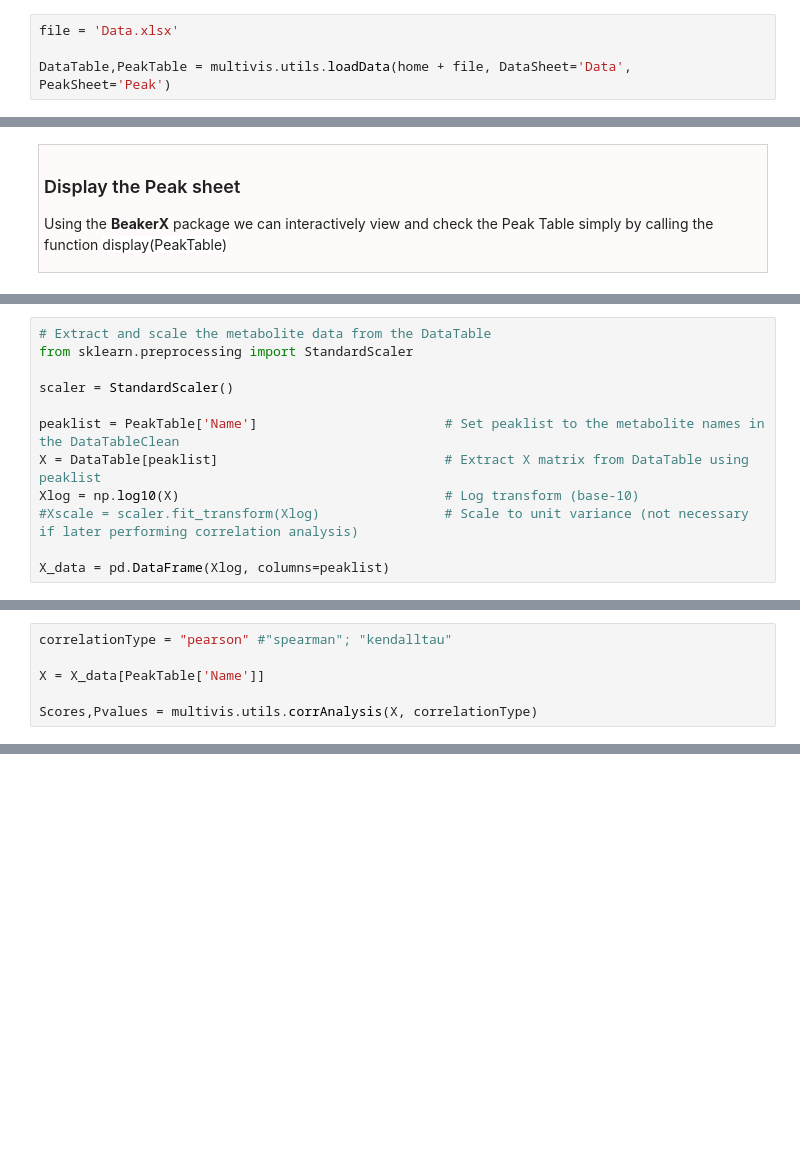
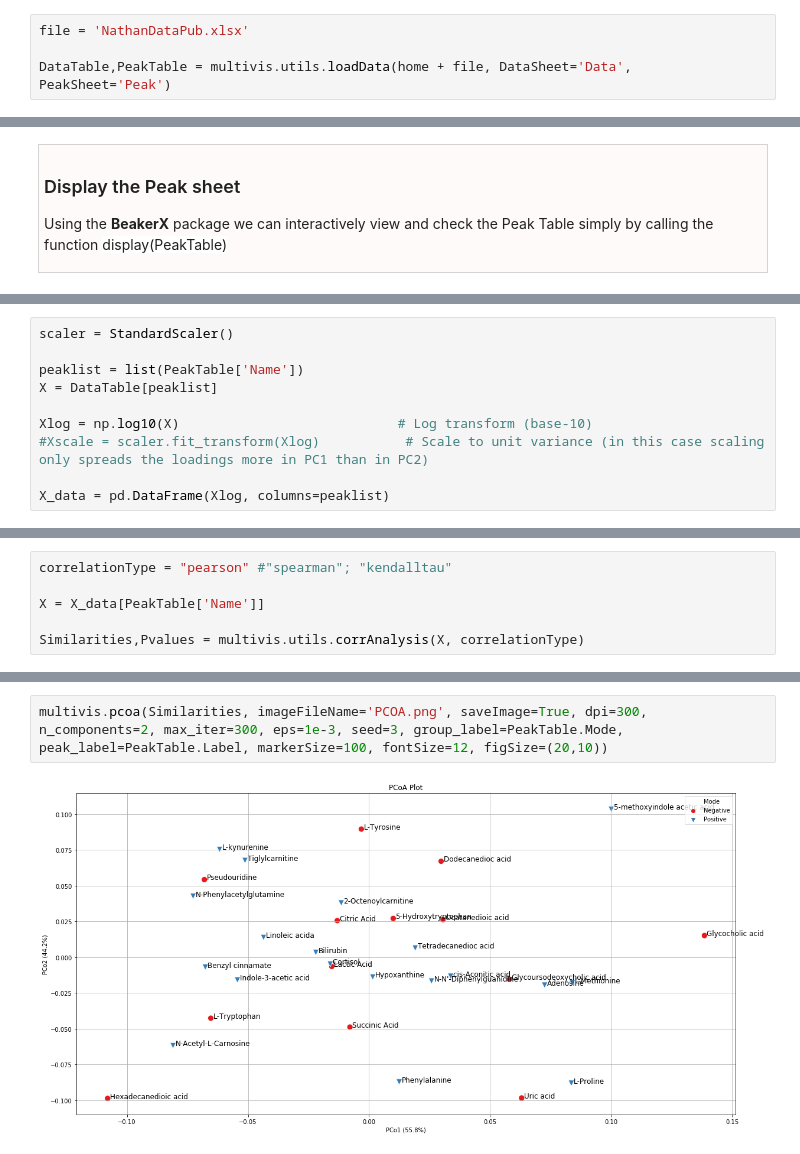
Before and after one commit to brettChapman/multivis_tutorials, a Jupyter notebook: Tutorial2.ipynb, the cells around one changed output, grey strips where cells are left out. Saved outputs shown, nothing was run; the diff lists cells and outputs as text; blank space fills up the shorter version.

```diff
--- a/Tutorial2.ipynb
+++ b/Tutorial2.ipynb
@@ -62,6 +61,6 @@ Note: To the Peak sheet a "Color" column has been added which represents "Red" f
 </div></div>
 # %%
-file = 'Data.xlsx'
+file = 'NathanDataPub.xlsx'
 
 DataTable,PeakTable = multivis.utils.loadData(home + file, DataSheet='Data', PeakSheet='Peak')
 # %% [output]
@@ -97,14 +96,12 @@ Transformation can be done with a log which is commonly used for biological data
 
 </div>
 # %%
-# Extract and scale the metabolite data from the DataTable
-from sklearn.preprocessing import StandardScaler
-
 scaler = StandardScaler()
 
-peaklist = PeakTable['Name']                        # Set peaklist to the metabolite names in the DataTableClean
-X = DataTable[peaklist]                             # Extract X matrix from DataTable using peaklist
-Xlog = np.log10(X)                                  # Log transform (base-10)
-#Xscale = scaler.fit_transform(Xlog)                # Scale to unit variance (not necessary if later performing correlation analysis)
+peaklist = list(PeakTable['Name'])
+X = DataTable[peaklist]
+
+Xlog = np.log10(X)                            # Log transform (base-10)
+#Xscale = scaler.fit_transform(Xlog)           # Scale to unit variance (in this case scaling only spreads the loadings more in PC1 than in PC2)
 
 X_data = pd.DataFrame(Xlog, columns=peaklist)
@@ -121,4 +123,4 @@ correlationType = "pearson" #"spearman"; "kendalltau"
 
 X = X_data[PeakTable['Name']]
 
-Scores,Pvalues = multivis.utils.corrAnalysis(X, correlationType)
+Similarities,Pvalues = multivis.utils.corrAnalysis(X, correlationType)
@@ -167,0 +135,4 @@ cluster.run()
+# %%
+multivis.pcoa(Similarities, imageFileName='PCOA.png', saveImage=True, dpi=300, n_components=2, max_iter=300, eps=1e-3, seed=3, group_label=PeakTable.Mode, peak_label=PeakTable.Label, markerSize=100, fontSize=12, figSize=(20,10))
+# %% [output]
+[figure, added]
```
Also changed, not shown: parts of 16 cells of this notebook, 17 other files.
